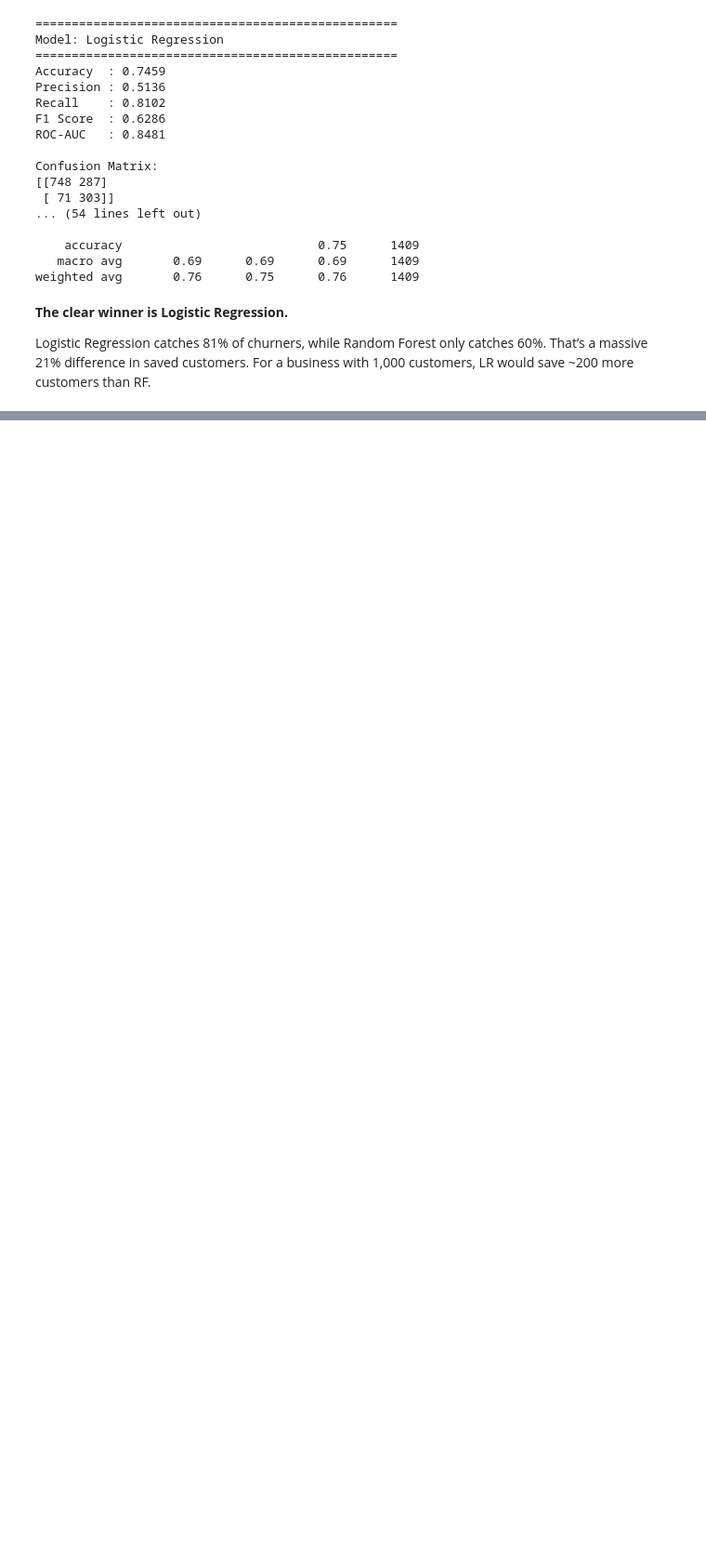
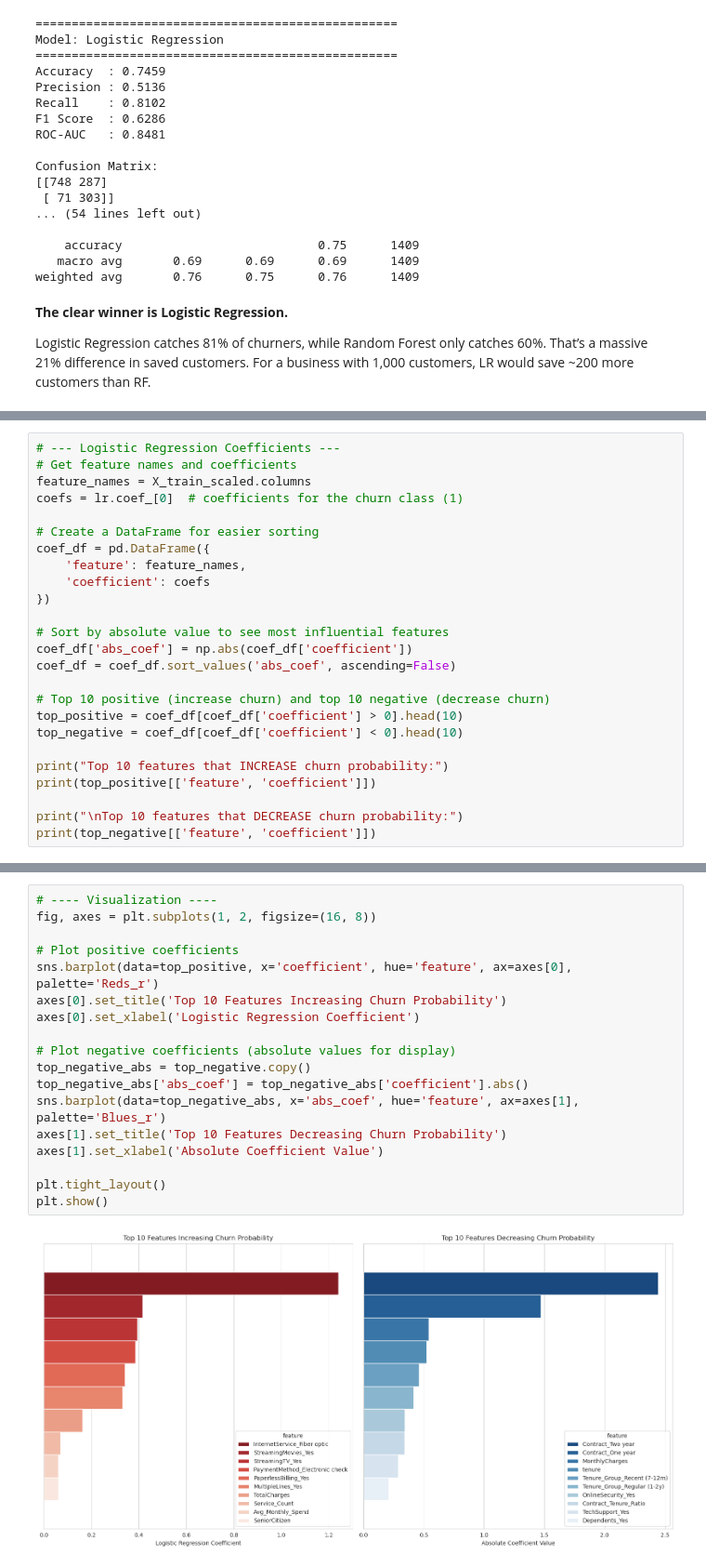
Before and after one commit to g30613740/customer_churn_prediction, a Jupyter notebook: main.ipynb, the cells around one changed output, grey strips where cells are left out. Shown at 93% size. Drawn from its saved outputs; the diff is of its cells as text; blank space fills up the shorter version.

Commit message:
feat: complete churn prediction pipeline (EDA, preprocessing, feature engineering, model training, evaluation, interpretation

```diff
--- a/main.ipynb
+++ b/main.ipynb
@@ -737,0 +759,25 @@ Logistic Regression catches 81% of churners, while Random Forest only catches 60
+# %%
+# --- Logistic Regression Coefficients ---
+# Get feature names and coefficients
+feature_names = X_train_scaled.columns
+coefs = lr.coef_[0]  # coefficients for the churn class (1)
+
+# Create a DataFrame for easier sorting
+coef_df = pd.DataFrame({
+    'feature': feature_names,
+    'coefficient': coefs
+})
+
+# Sort by absolute value to see most influential features
+coef_df['abs_coef'] = np.abs(coef_df['coefficient'])
+coef_df = coef_df.sort_values('abs_coef', ascending=False)
+
+# Top 10 positive (increase churn) and top 10 negative (decrease churn)
+top_positive = coef_df[coef_df['coefficient'] > 0].head(10)
+top_negative = coef_df[coef_df['coefficient'] < 0].head(10)
+
+print("Top 10 features that INCREASE churn probability:")
+print(top_positive[['feature', 'coefficient']])
+
+print("\nTop 10 features that DECREASE churn probability:")
+print(top_negative[['feature', 'coefficient']])
@@ -737,0 +802,20 @@ Logistic Regression catches 81% of churners, while Random Forest only catches 60
+# %%
+# ---- Visualization ----
+fig, axes = plt.subplots(1, 2, figsize=(16, 8))
+
+# Plot positive coefficients
+sns.barplot(data=top_positive, x='coefficient', hue='feature', ax=axes[0], palette='Reds_r')
+axes[0].set_title('Top 10 Features Increasing Churn Probability')
+axes[0].set_xlabel('Logistic Regression Coefficient')
+
+# Plot negative coefficients (absolute values for display)
+top_negative_abs = top_negative.copy()
+top_negative_abs['abs_coef'] = top_negative_abs['coefficient'].abs()
+sns.barplot(data=top_negative_abs, x='abs_coef', hue='feature', ax=axes[1], palette='Blues_r')
+axes[1].set_title('Top 10 Features Decreasing Churn Probability')
+axes[1].set_xlabel('Absolute Coefficient Value')
+
+plt.tight_layout()
+plt.show()
+# %% [output]
+[figure, added]
```
Also changed, not shown: parts of 4 cells of this notebook.
